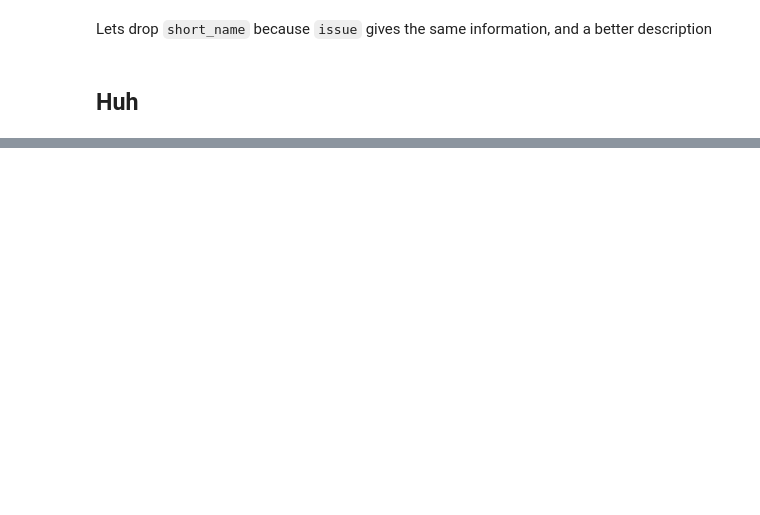
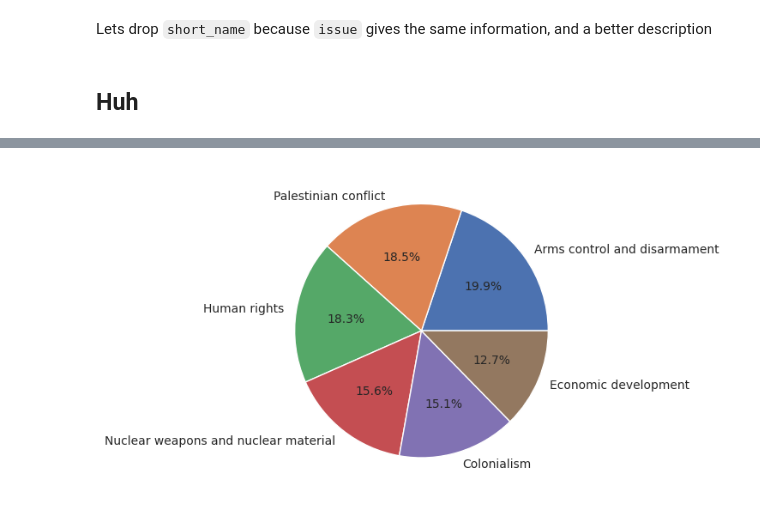
Before and after one commit to yijiesoo/leigaga, a Jupyter notebook: src/project.ipynb, the cells around one changed output, grey strips where cells are left out. Cells and saved outputs as stored; diff of their text form; code cells hidden in the pictures; blank space fills up the shorter version.

```diff
--- a/src/project.ipynb
+++ b/src/project.ipynb
@@ -190,0 +133,6 @@ False
+# %%
+pi = df['issue'].value_counts()
+plt.pie(pi, labels=pi.index, autopct='%1.1f%%', colors=sns.color_palette('deep'))
+plt.show()
+# %% [output]
+[figure, added]
```
Also changed, not shown: parts of 26 cells of this notebook.
